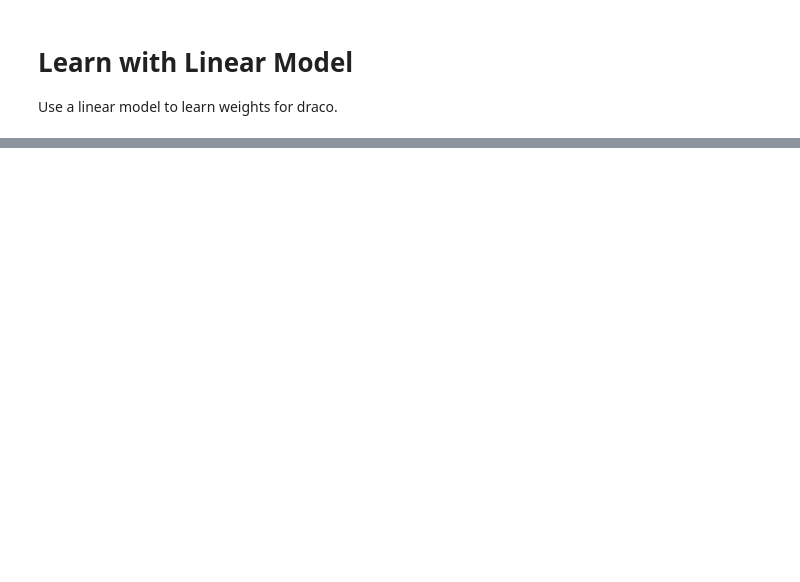
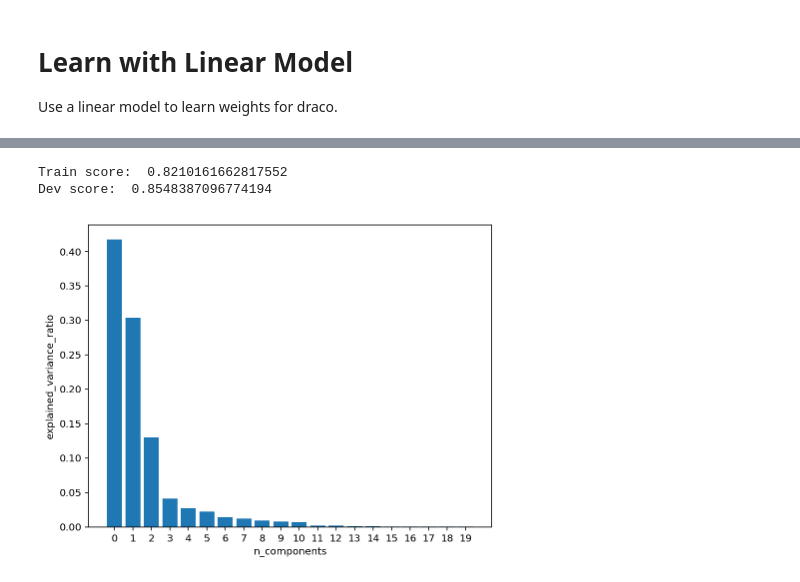
Before and after one commit to uwdata/draco, a Jupyter notebook: notebooks/Linear Model.ipynb, the cells around one changed output, grey strips where cells are left out. Cells and saved outputs as stored; diff of their text form; code cells hidden in the pictures; blank space fills up the shorter version.

```diff
--- a/notebooks/Linear Model.ipynb
+++ b/notebooks/Linear Model.ipynb
@@ -20,0 +36,26 @@ LinearSVC(C=1, class_weight=None, dual=True, fit_intercept=False,
+# %%
+X = data.positive - data.negative
+
+pca = PCA()
+X2 = pca.fit_transform(X)
+
+clf = linear.train_model(X, 0.3)
+
+size = 20  # len(X.columns)
+
+x = np.arange(size)
+
+plt.figure(figsize=(8,6))
+plt.clf()
+plt.axes([.2, .2, .7, .7])
+plt.bar(x=x, height=pca.explained_variance_ratio_[:size])
+plt.axis('tight')
+plt.xlabel('n_components')
+plt.ylabel('explained_variance_ratio')
+plt.xticks(x)
+
+plt.show()
+# %% [output]
+Train score:  0.8210161662817552
+Dev score:  0.8548387096774194
+[figure, added]
```
Also changed, not shown: parts of 5 cells of this notebook, 2 other files.
